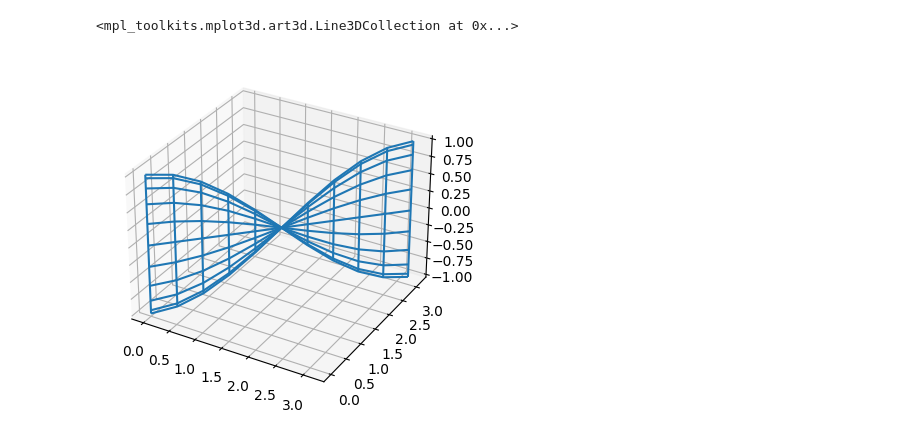
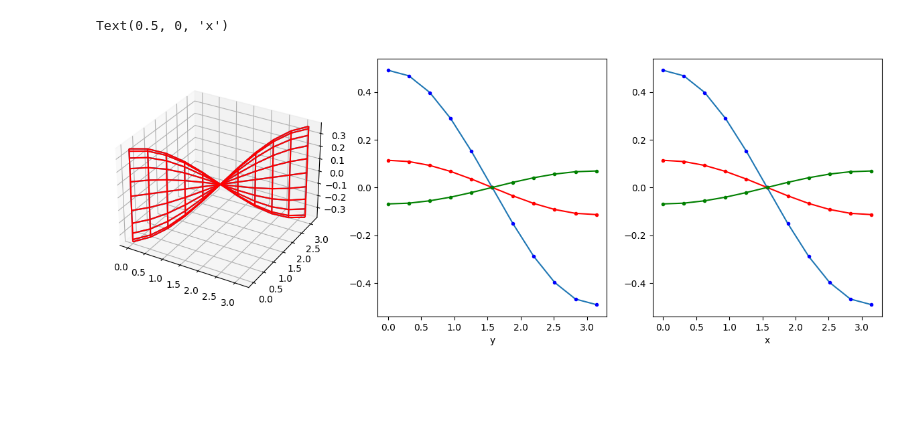
Before and after one commit to gametwix/Numerical_Methods, a Jupyter notebook: Lab5/LB54/main.ipynb, the cells around one changed output. Cells and saved outputs as stored; diff of their text form; code cells hidden in the pictures; blank space fills up the shorter version.

```diff
--- a/Lab5/LB54/main.ipynb
+++ b/Lab5/LB54/main.ipynb
@@ -14,7 +14,7 @@ nt = 100
 hx = lx / (nx - 1)
 hy = ly / (ny - 1)
 x = [i*hx for i in range(nx)]
-y = [i*hy for i in range(nx)]
+y = [i*hy for i in range(ny)]
 # %%
 def U_0_y_t(y,t):
     return np.cos(nu2*y)*np.exp(-(nu1**2 + nu2**2)*t)
@@ -44,24 +122,32 @@ for k in range(nt - 1):
 # %%
+z_ans = np.zeros((nt,nx,ny))
+for k in range(nt):
+    for i in range(nx):
+        for j in range(ny):
+            z_ans[k][i][j] = U_ans(hx*i, hy*j, tau*k)
 plt.rcParams['figure.figsize'] = [15, 5]
 fig = plt.figure()
 ax_3d = fig.add_subplot(1,3,1, projection='3d')
-ax_3d.plot_wireframe(x, y, ans[0])
-# axx = fig.add_subplot(1,3,2)
-# axx.plot(ys, answer_lib[kx // 4])
-# axx.plot(ys, zans[kx // 4], '.b')
-# axx.plot(ys, answer_lib[kx // 4 * 2], 'r')
-# axx.plot(ys, zans[kx // 4 * 2], '.r')
-# axx.plot(ys, answer_lib[kx // 4 * 3], 'g')
-# axx.plot(ys, zans[kx // 4 * 3], '.g')
-# plt.xlabel('y')
-# axy = fig.add_subplot(1,3,3)
-# axy.plot(xs, answer_lib[:, ky // 4])
-# axy.plot(xs, zans[:, ky // 4], '.b')
-# axy.plot(xs, answer_lib[:, ky // 4 * 2], 'r')
-# axy.plot(xs, zans[:, ky // 4 * 2], '.r')
-# axy.plot(xs, answer_lib[:, ky // 4 * 3], 'g')
-# axy.plot(xs, zans[:, ky // 4 * 3], '.g')
-# plt.xlabel('x')
+ax_3d.plot_wireframe(x, y, ans[nt//2])
+ax_3d.plot_wireframe(x, y, z_ans[nt//2], color = 'r')
+axx = fig.add_subplot(1,3,2)
+axx.plot(y, ans[nt // 4][nx // 4])
+axx.plot(y, z_ans[nt // 4][nx // 4], '.b')
+# axx.plot(y, ans[5][nx // 4])
+# axx.plot(y, z_ans[5][nx // 4], '.b')
+axx.plot(y, ans[nt // 4 * 2][nx // 4 * 2], 'r')
+axx.plot(y, z_ans[nt // 4 * 2][nx // 4 * 2], '.r')
+axx.plot(y, ans[nt // 4 * 3][nx // 4 * 3], 'g')
+axx.plot(y, z_ans[nt // 4 * 3][nx // 4 * 3], '.g')
+plt.xlabel('y')
+axy = fig.add_subplot(1,3,3)
+axy.plot(x, ans[nt // 4][:, ny // 4])
+axy.plot(x, z_ans[nt // 4][:, ny // 4], '.b')
+axy.plot(x, ans[nt // 4 * 2][:, ny // 4 * 2], 'r')
+axy.plot(x, z_ans[nt // 4 * 2][:, ny // 4 * 2], '.r')
+axy.plot(x, ans[nt // 4 * 3][:, ny // 4 * 3], 'g')
+axy.plot(x, z_ans[nt // 4 * 3][:, ny // 4 * 3], '.g')
+plt.xlabel('x')
 # %% [output]
-<mpl_toolkits.mplot3d.art3d.Line3DCollection at 0x...>
+Text(0.5, 0, 'x')
-[figure, old version]
+[figure, new version]
```
Also changed, not shown: parts of 13 cells of this notebook, 1 other file.
